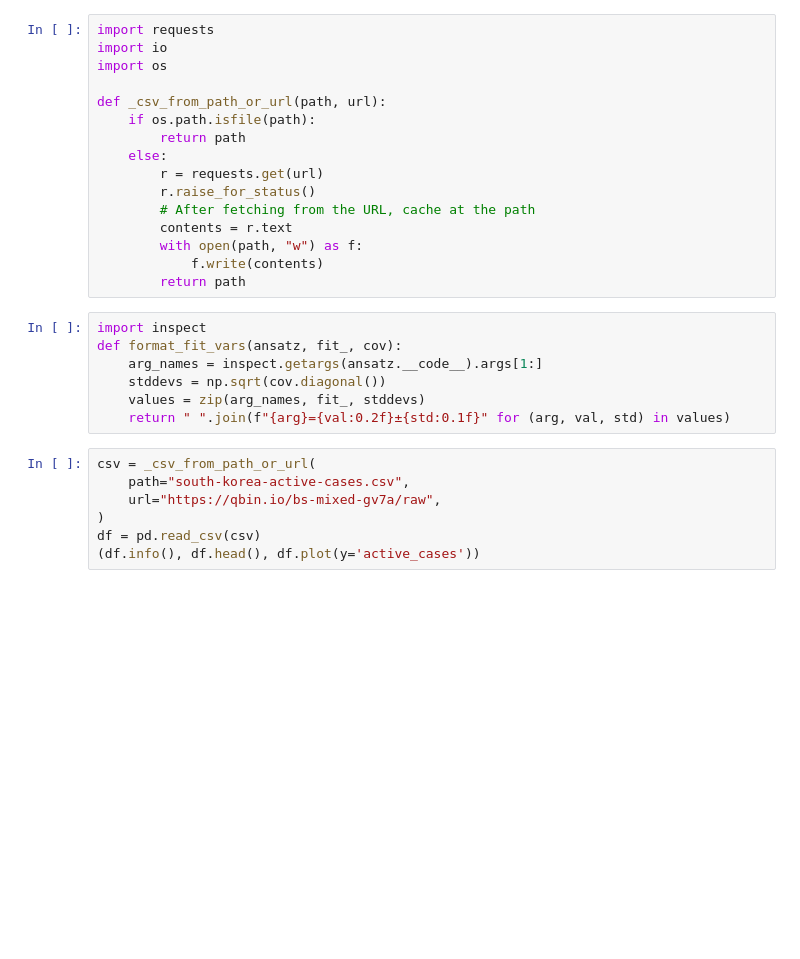
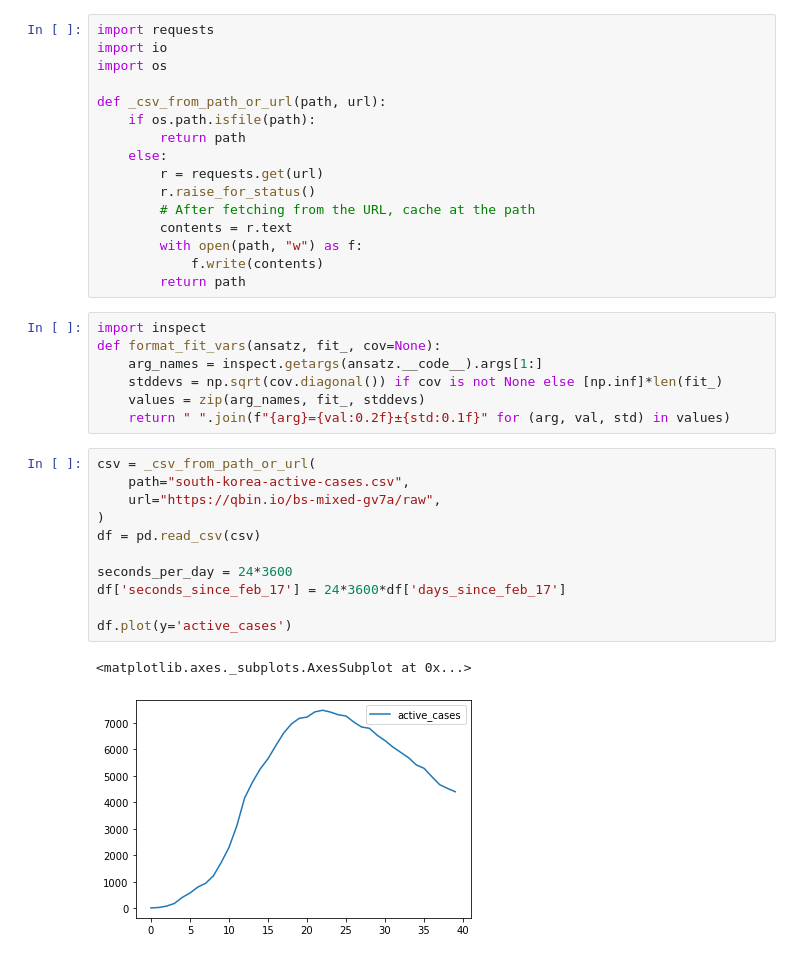
Before and after one commit to medthehatta/covid, a Jupyter notebook: south-korea.ipynb, the cells around one changed output. Drawn from its saved outputs; the diff is of its cells as text; blank space fills up the shorter version.

```diff
--- a/south-korea.ipynb
+++ b/south-korea.ipynb
@@ -20,18 +20,25 @@ def _csv_from_path_or_url(path, url):
         return path
 # %%
 import inspect
-def format_fit_vars(ansatz, fit_, cov):
+def format_fit_vars(ansatz, fit_, cov=None):
     arg_names = inspect.getargs(ansatz.__code__).args[1:]
-    stddevs = np.sqrt(cov.diagonal())
+    stddevs = np.sqrt(cov.diagonal()) if cov is not None else [np.inf]*len(fit_)
     values = zip(arg_names, fit_, stddevs)
     return " ".join(f"{arg}={val:0.2f}±{std:0.1f}" for (arg, val, std) in values)
 # %%
 csv = _csv_from_path_or_url(
     path="south-korea-active-cases.csv",
     url="https://qbin.io/bs-mixed-gv7a/raw",
 )
 df = pd.read_csv(csv)
-(df.info(), df.head(), df.plot(y='active_cases'))
+
+seconds_per_day = 24*3600
+df['seconds_since_feb_17'] = 24*3600*df['days_since_feb_17']
+
+df.plot(y='active_cases')
+# %% [output]
+<matplotlib.axes._subplots.AxesSubplot at 0x...>
+[figure, added]
 # %%
 def gaussian(x, a, b, m, y0):
     return y0 + a * np.exp(-(x - m)**2 / b)
```
Also changed, not shown: parts of 2 cells of this notebook.
